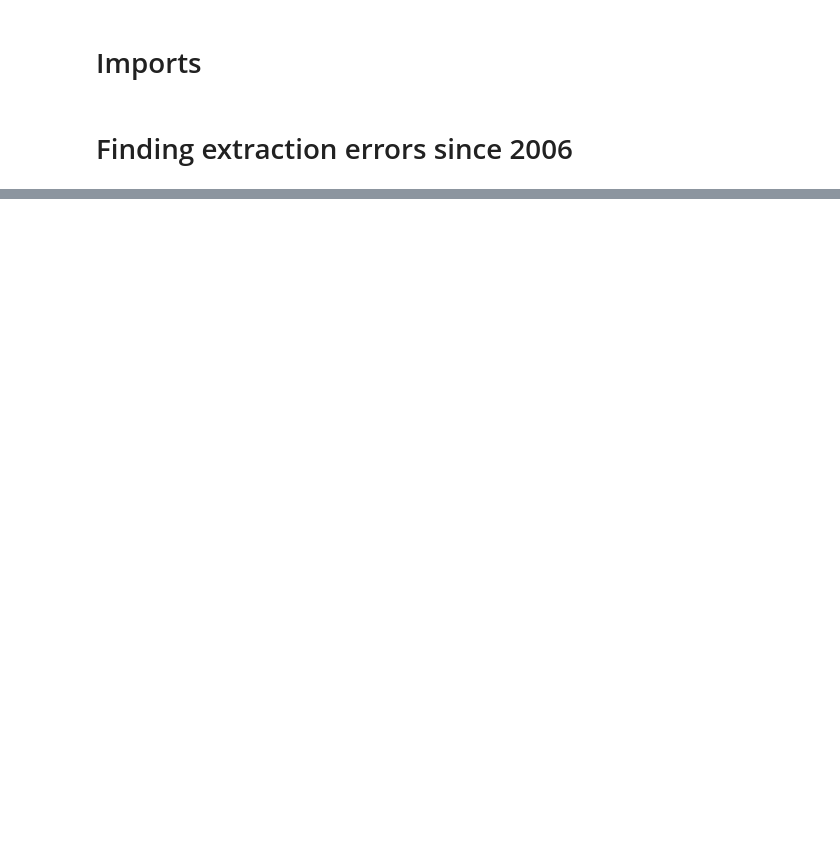
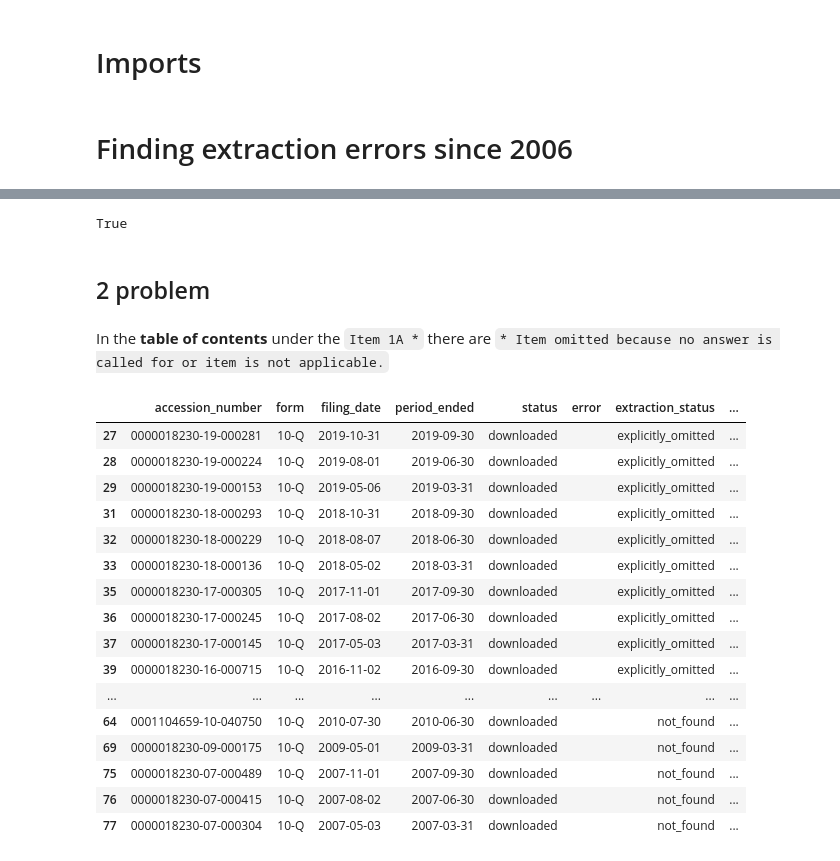
Before and after one commit to GagaGoon/nlp-driven-risk-modeling, a Jupyter notebook: notebooks/analyse_extracting_errors/cat.ipynb, the cells around one changed output, grey strips where cells are left out. Drawn from its saved outputs; the diff is of its cells as text; code cells hidden in the pictures; blank space fills up the shorter version.

Commit message:
Labeled in 10-Q filings that have no changes from "not found" to "explicitly_omitted"

```diff
--- a/notebooks/analyse_extracting_errors/cat.ipynb
+++ b/notebooks/analyse_extracting_errors/cat.ipynb
@@ -106,0 +101,11 @@ failed_extractions.to_csv(output_path, index=False, encoding="utf-8-sig")
+# %%
+report = filing.obj()
+text = report.get("Item 1A")
+text is None
+# %% [output]
+True
+# %% [markdown]
+## 2 problem
+# %% [markdown]
+In the **table of contents** under the `Item 1A *` there are
+`* Item omitted because no answer is called for or item is not applicable.`
@@ -106,0 +170,20 @@ failed_extractions.to_csv(output_path, index=False, encoding="utf-8-sig")
+# %%
+failed_extractions
+# %% [output]
+|  | accession_number | form | filing_date | period_ended | status | error | extraction_status | ... |
+| 27 | 0000018230-19-000281 | 10-Q | 2019-10-31 | 2019-09-30 | downloaded |  | explicitly_omitted | ... |
+| 28 | 0000018230-19-000224 | 10-Q | 2019-08-01 | 2019-06-30 | downloaded |  | explicitly_omitted | ... |
+| 29 | 0000018230-19-000153 | 10-Q | 2019-05-06 | 2019-03-31 | downloaded |  | explicitly_omitted | ... |
+| 31 | 0000018230-18-000293 | 10-Q | 2018-10-31 | 2018-09-30 | downloaded |  | explicitly_omitted | ... |
+| 32 | 0000018230-18-000229 | 10-Q | 2018-08-07 | 2018-06-30 | downloaded |  | explicitly_omitted | ... |
+| 33 | 0000018230-18-000136 | 10-Q | 2018-05-02 | 2018-03-31 | downloaded |  | explicitly_omitted | ... |
+| 35 | 0000018230-17-000305 | 10-Q | 2017-11-01 | 2017-09-30 | downloaded |  | explicitly_omitted | ... |
+| 36 | 0000018230-17-000245 | 10-Q | 2017-08-02 | 2017-06-30 | downloaded |  | explicitly_omitted | ... |
+| 37 | 0000018230-17-000145 | 10-Q | 2017-05-03 | 2017-03-31 | downloaded |  | explicitly_omitted | ... |
+| 39 | 0000018230-16-000715 | 10-Q | 2016-11-02 | 2016-09-30 | downloaded |  | explicitly_omitted | ... |
+| ... | ... | ... | ... | ... | ... | ... | ... | ... |
+| 64 | 0001104659-10-040750 | 10-Q | 2010-07-30 | 2010-06-30 | downloaded |  | not_found | ... |
+| 69 | 0000018230-09-000175 | 10-Q | 2009-05-01 | 2009-03-31 | downloaded |  | not_found | ... |
+| 75 | 0000018230-07-000489 | 10-Q | 2007-11-01 | 2007-09-30 | downloaded |  | not_found | ... |
+| 76 | 0000018230-07-000415 | 10-Q | 2007-08-02 | 2007-06-30 | downloaded |  | not_found | ... |
+| 77 | 0000018230-07-000304 | 10-Q | 2007-05-03 | 2007-03-31 | downloaded |  | not_found | ... |
```
Also changed, not shown: parts of 15 cells of this notebook, 2 other files.
